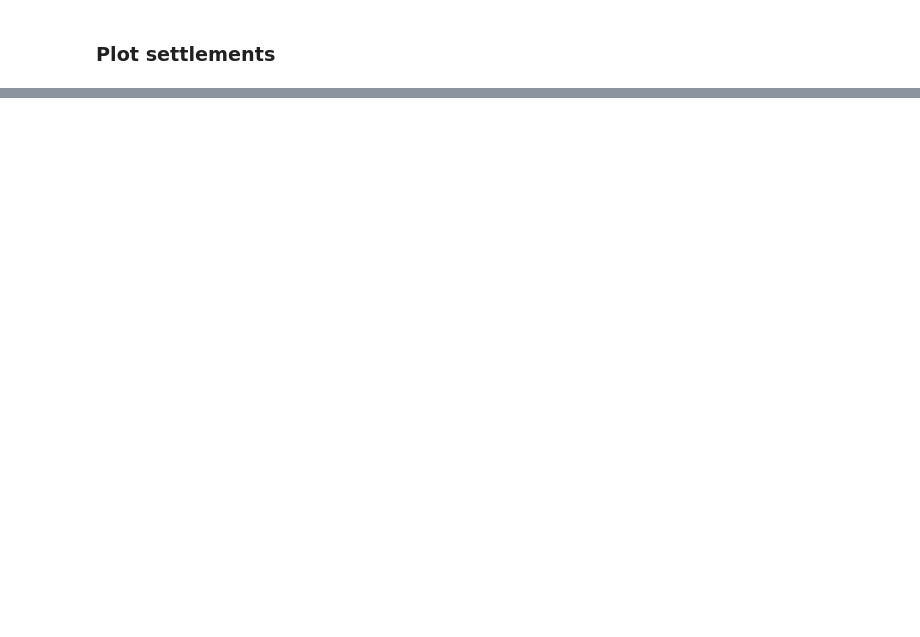
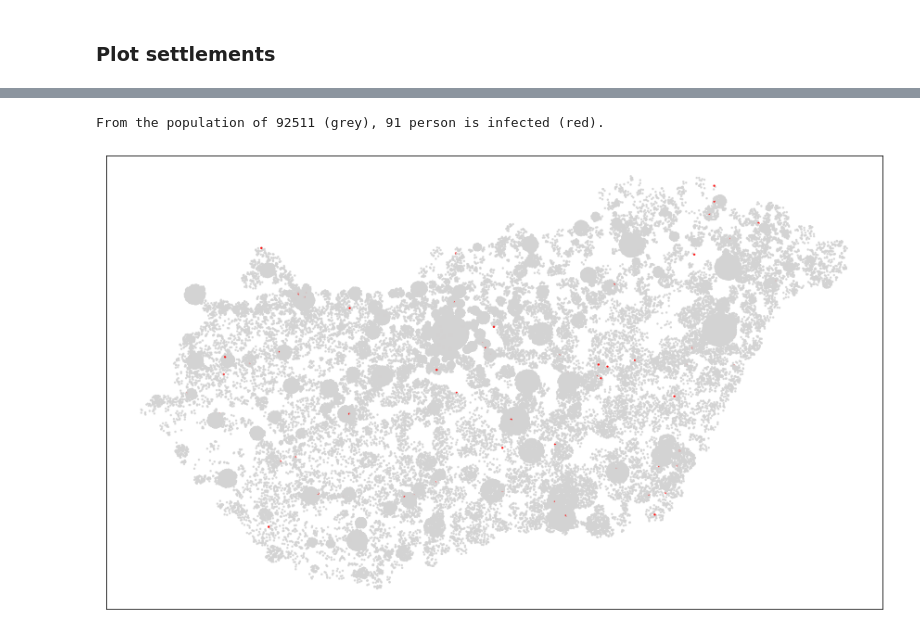
Before and after one commit to csomarita/CovidSimulation, a Jupyter notebook: main.ipynb, the cells around one changed output, grey strips where cells are left out. Saved outputs shown, nothing was run; the diff lists cells and outputs as text; code cells hidden in the pictures; blank space fills up the shorter version.

Commit message:
generated initial population

```diff
--- a/main.ipynb
+++ b/main.ipynb
@@ -70,0 +80,20 @@ plt.show()
+# %%
+import random
+from matplotlib.colors import ListedColormap
+
+def random_status():
+    return True if random.random() < 0.001 else False
+
+def generatePeople(settlements):
+    people = []
+    for s in settlements:
+        # settlement(name, long, lat, population, area, radius, density, x, y)
+        settlement_name, center, radius, population = s[0], Point(s[7], s[8]), s[5], s[3]
+        for _ in range(round(population/100)):
+            position = Point.randomPoint(radius, center)
+            covid_status = random_status()
+            people.append([settlement_name, position.x, position.y, covid_status])
+    return people
+
+people = pd.DataFrame(generatePeople(settlements.values), columns = ['city_name', 'x', 'y', 'infected'])
+people.head()
@@ -70,0 +107,11 @@ plt.show()
+# %%
+print("From the population of {} (grey), {} person is infected (red).".format(len(people),people.infected.sum()))
+
+plt.figure(figsize=(15, 9))
+plt.scatter(people.x, people.y, c=people.infected, cmap=ListedColormap(["lightgrey", "red"]), s=2, alpha=0.8)
+plt.xticks([])
+plt.yticks([])
+plt.show()
+# %% [output]
+From the population of 92511 (grey), 91 person is infected (red).
+[figure, added]
```
Also changed, not shown: parts of 5 cells of this notebook.
